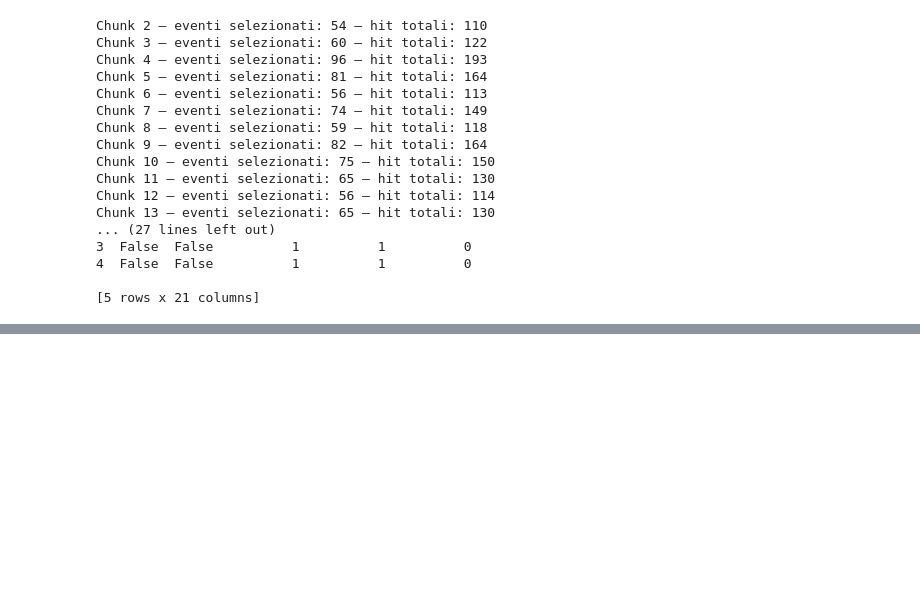
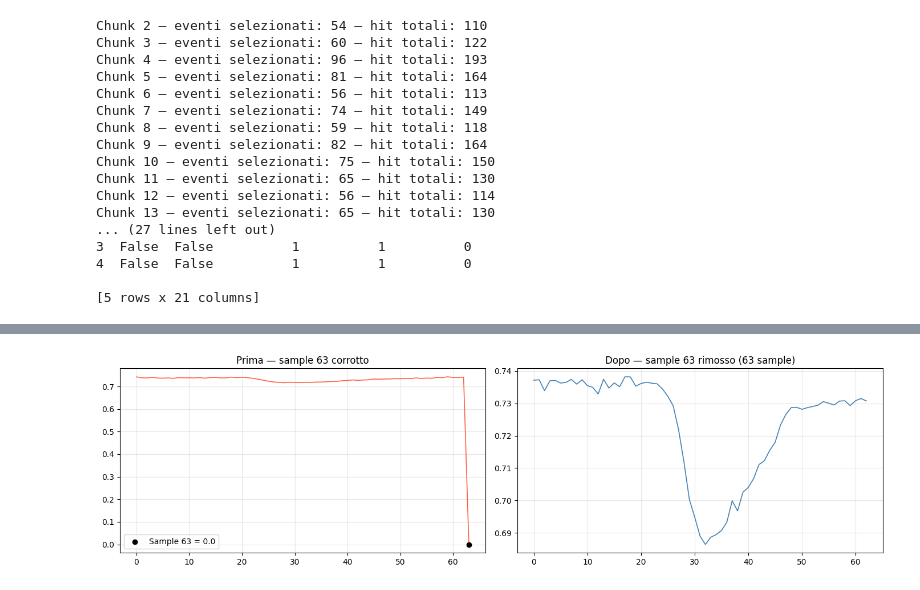
Before and after one commit to annascanu/TestbeamAnalysis, a Jupyter notebook: src/april_26_tb/waveform_analysis_pandas.ipynb, the cells around one changed output, grey strips where cells are left out. Saved outputs shown, nothing was run; the diff lists cells and outputs as text; code cells hidden in the pictures; blank space fills up the shorter version.

```diff
--- a/src/april_26_tb/waveform_analysis_pandas.ipynb
+++ b/src/april_26_tb/waveform_analysis_pandas.ipynb
@@ -245,0 +300,29 @@ Chunk 13 — eventi selezionati: 65 — hit totali: 130
+# %%
+#sample corrotto
+# Rimuove il sample 63 da ogni waveform
+df['Waveform'] = df['Waveform'].apply(lambda wf: np.delete(wf, 63))
+# %%
+# Rileggiti la waveform originale dal file per il confronto
+with uproot.open("~/Scrivania/sampic_run51_merged.root") as file:
+    tree = file["picoTree"]
+    wf_originale = tree['Waveform'].array(library="np", entry_start=0, entry_stop=1)[0][0]
+
+fig, axes = plt.subplots(1, 2, figsize=(14, 4))
+
+# --- Prima: waveform originale con sample 63 evidenziato ---
+axes[0].plot(wf_originale, color='tomato', lw=1.2)
+axes[0].scatter(63, wf_originale[63], color='black', zorder=5, label=f'Sample 63 = {wf_originale[63]:.1f}')
+axes[0].set_title("Prima — sample 63 corrotto")
+axes[0].legend()
+axes[0].grid(True, alpha=0.3)
+
+# --- Dopo: waveform pulita (sample 63 rimosso, ora ha n-1 punti) ---
+wf_pulita = df['Waveform'].iloc[0]
+axes[1].plot(wf_pulita, color='steelblue', lw=1.2)
+axes[1].set_title(f"Dopo — sample 63 rimosso ({len(wf_pulita)} sample)")
+axes[1].grid(True, alpha=0.3)
+
+plt.tight_layout()
+plt.show()
+# %% [output]
+[figure, added]
```
Also changed, not shown: parts of 8 cells of this notebook.
